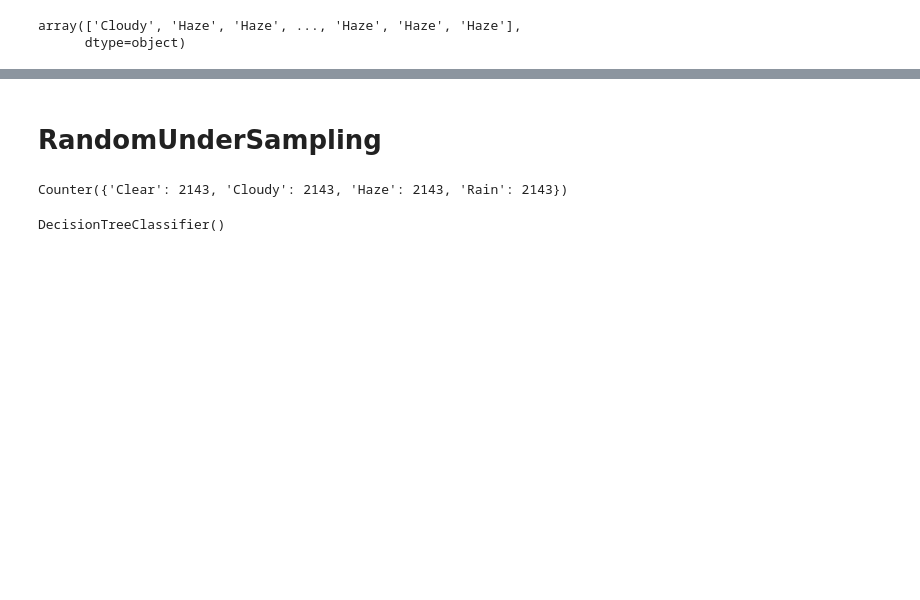
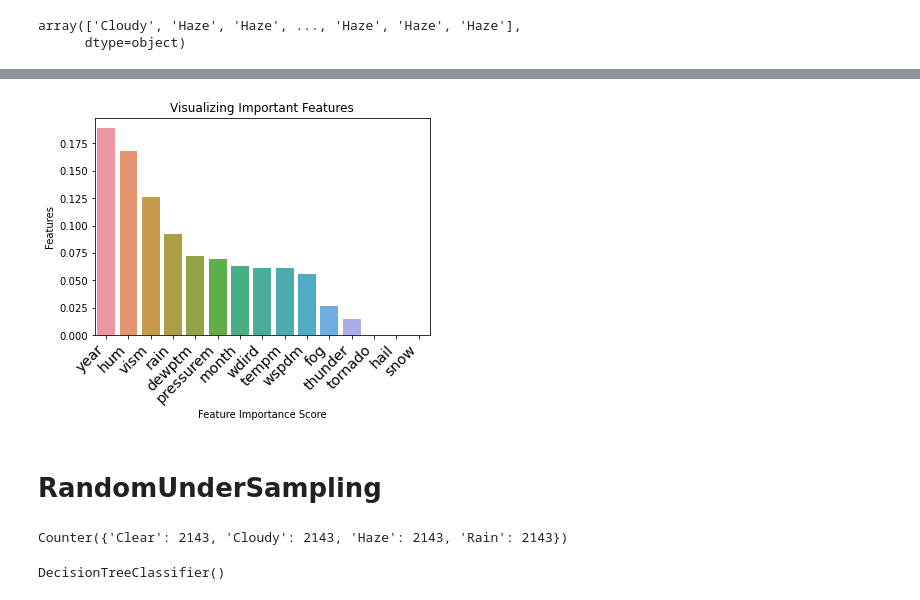
Before and after one commit to rankx034/final-project, a Jupyter notebook: MachineLearningModels/DecisionTreeModel.ipynb, the cells around one changed output, grey strips where cells are left out. Cells and saved outputs as stored; diff of their text form; code cells hidden in the pictures; blank space fills up the shorter version.

```diff
--- a/MachineLearningModels/DecisionTreeModel.ipynb
+++ b/MachineLearningModels/DecisionTreeModel.ipynb
@@ -261,0 +312,8 @@ weighted avg       0.88      0.75      0.79     20165
+# %%
+# check Important features
+ft_imp_dt_ros = pd.DataFrame(
+    {"feature": list(X.columns), "importance": dt_ros_model.feature_importances_}
+).sort_values("importance", ascending=False)
+
+# Display
+ft_imp_dt_ros
@@ -262,3 +337,19 @@ weighted avg       0.88      0.75      0.79     20165
+# %%
+# visualize important featuers
+
+# Creating a bar plot
+sns.barplot(x=ft_imp_dt_ros.feature, y=ft_imp_dt_ros.importance)
+# Add labels to your
+
+plt.xlabel("Feature Importance Score")
+plt.ylabel("Features")
+plt.title("Visualizing Important Features")
+plt.xticks(
+    rotation=45, horizontalalignment="right", fontweight="light", fontsize="x-large"
+)
+plt.show()
+# %% [output]
+[figure, added]
 # %% [markdown]
 # RandomUnderSampling
 # %%
```
Also changed, not shown: parts of 22 cells of this notebook, 2 other files.
